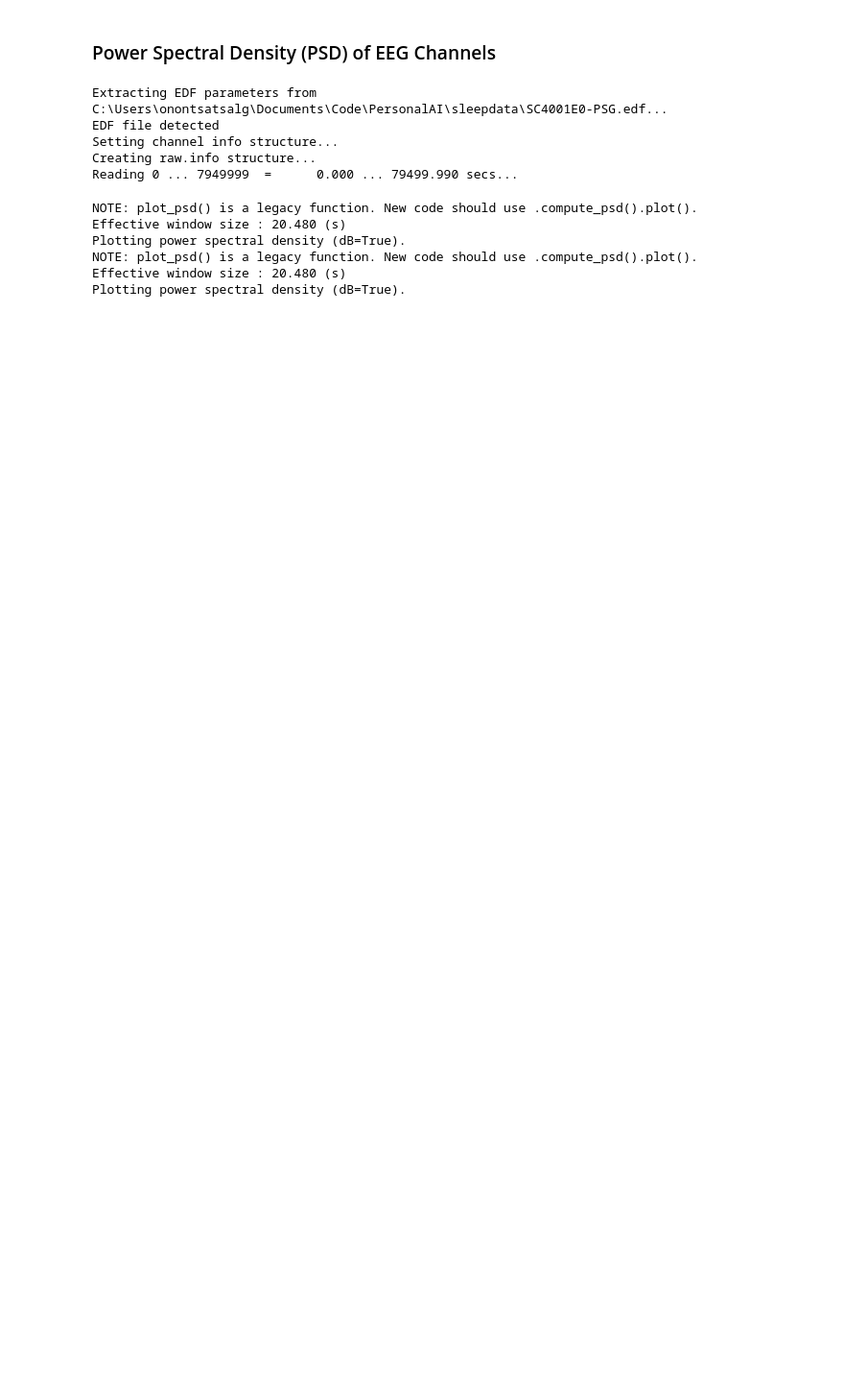
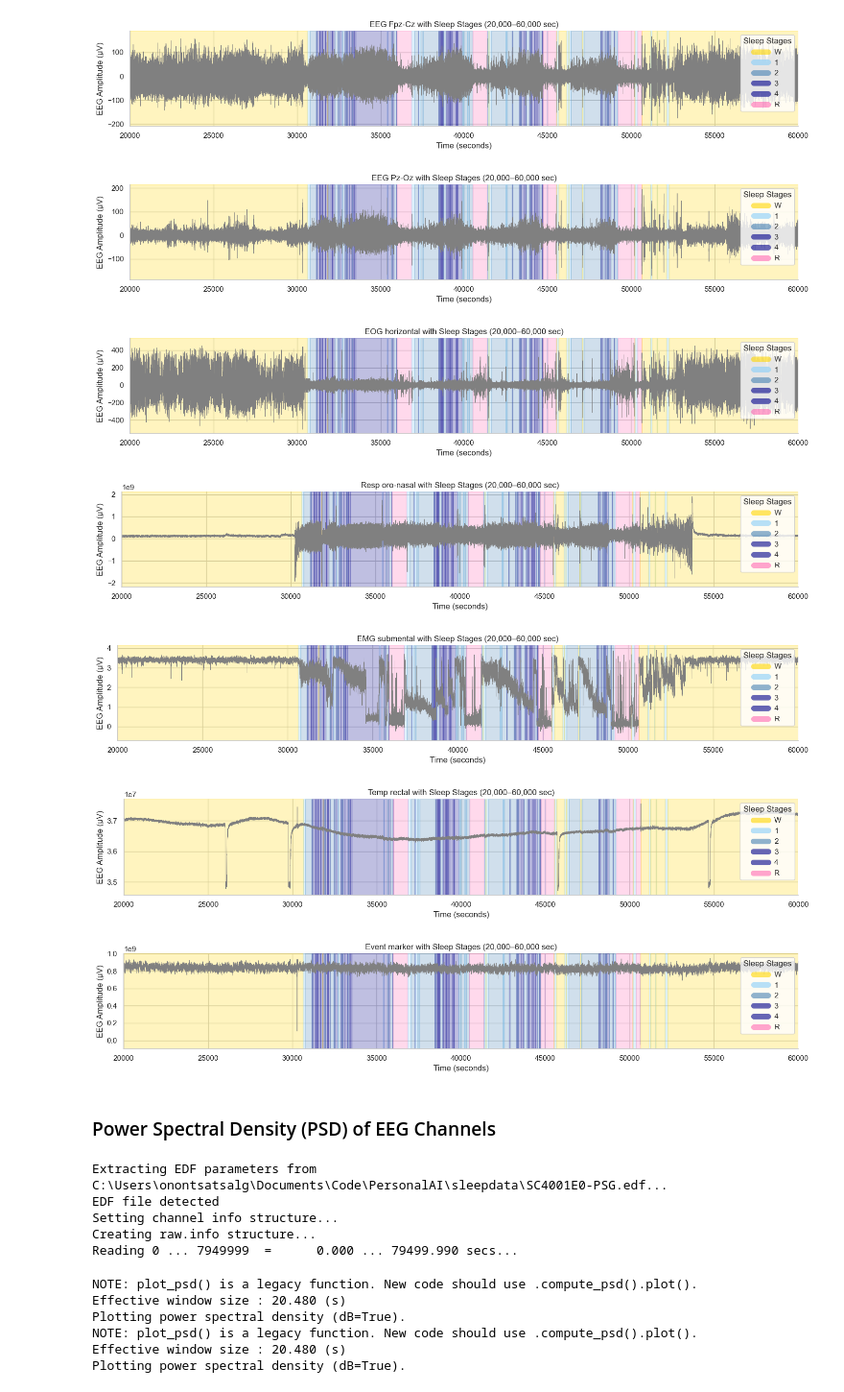
Before and after one commit to OGantsog/Sleep-staging-EEG, a Jupyter notebook: Nov13-Sleep data analysis.ipynb, the cells around one changed output. Shown at 96% size. Cells and saved outputs as stored; diff of their text form; code cells hidden in the pictures; blank space fills up the shorter version.

```diff
--- a/Nov13-Sleep data analysis.ipynb
+++ b/Nov13-Sleep data analysis.ipynb
@@ -63,3 +175,14 @@ for channl in raw.ch_names:
+# %%
+for channl in raw.ch_names:
+    visualize_annotation(channl)
+# %% [output]
+[figure, added]
+[figure, added]
+[figure, added]
+[figure, added]
+[figure, added]
+[figure, added]
+[figure, added]
 # %% [markdown]
 ### Power Spectral Density (PSD) of EEG Channels
 # %%
```
Also changed, not shown: parts of 14 cells of this notebook.
